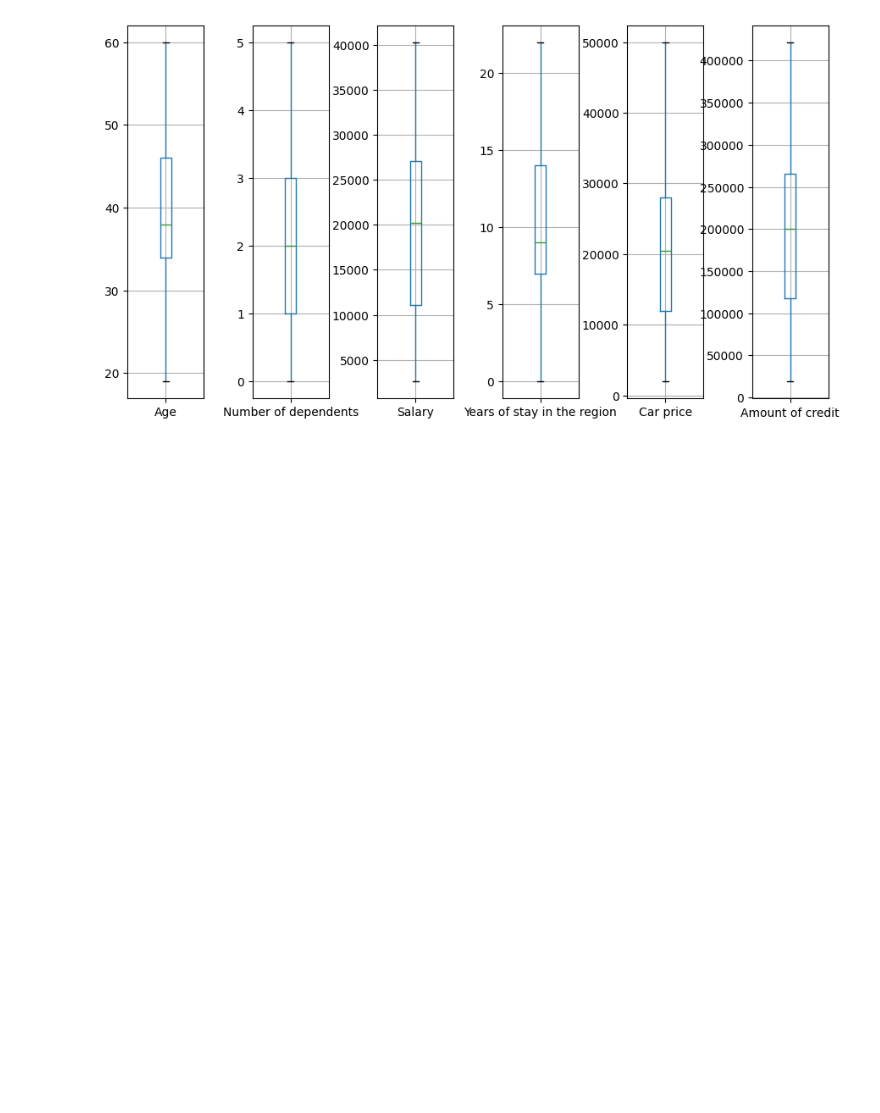
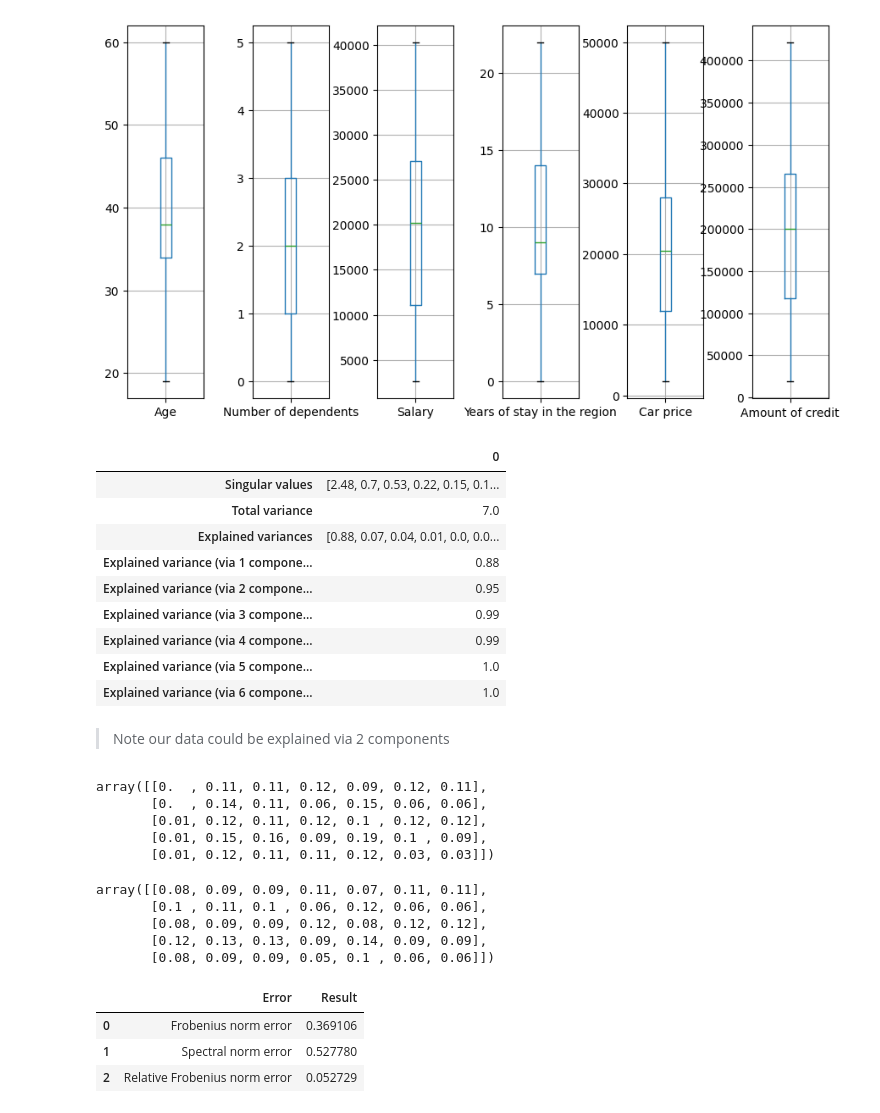
Before and after one commit to Data-Mining-HSE/dimentionality_reduction, a Jupyter notebook: report.ipynb, the cells around one changed output. Saved outputs shown, nothing was run; the diff lists cells and outputs as text; code cells hidden in the pictures; blank space fills up the shorter version.

```diff
--- a/report.ipynb
+++ b/report.ipynb
@@ -32,3 +35,47 @@ get_boxplot(dataset)
 dataset = fill_empty_values(dataset)
 # %%
 dataset = interquartile_range(dataset)
+# %%
+data_z = normalize(dataset)
+check_norm(data_z)
+matrix_z = data_z.to_numpy()
+# %%
+matrix_u, singular_values, matrix_v = svd(matrix_z)
+get_svd_info(singular_values)
+# %% [output]
+|  | 0 |
+| Singular values | [2.48, 0.7, 0.53, 0.22, 0.15, 0.1... |
+| Total variance | 7.0 |
+| Explained variances | [0.88, 0.07, 0.04, 0.01, 0.0, 0.0... |
+| Explained variance (via 1 compone... | 0.88 |
+| Explained variance (via 2 compone... | 0.95 |
+| Explained variance (via 3 compone... | 0.99 |
+| Explained variance (via 4 compone... | 0.99 |
+| Explained variance (via 5 compone... | 1.0 |
+| Explained variance (via 6 compone... | 1.0 |
+# %% [markdown]
+> Note our data could be explained via 2 components
+# %%
+np.around(matrix_z[:5], 2)
+# %% [output]
+array([[0.  , 0.11, 0.11, 0.12, 0.09, 0.12, 0.11],
+       [0.  , 0.14, 0.11, 0.06, 0.15, 0.06, 0.06],
+       [0.01, 0.12, 0.11, 0.12, 0.1 , 0.12, 0.12],
+       [0.01, 0.15, 0.16, 0.09, 0.19, 0.1 , 0.09],
+       [0.01, 0.12, 0.11, 0.11, 0.12, 0.03, 0.03]])
+# %%
+approximated_matrix_z = covert(matrix_u, singular_values, matrix_v, 2)
+np.around(approximated_matrix_z[:5], 2)
+# %% [output]
+array([[0.08, 0.09, 0.09, 0.11, 0.07, 0.11, 0.11],
+       [0.1 , 0.11, 0.1 , 0.06, 0.12, 0.06, 0.06],
+       [0.08, 0.09, 0.09, 0.12, 0.08, 0.12, 0.12],
+       [0.12, 0.13, 0.13, 0.09, 0.14, 0.09, 0.09],
+       [0.08, 0.09, 0.09, 0.05, 0.1 , 0.06, 0.06]])
+# %%
+get_errors(matrix_z, approximated_matrix_z)
+# %% [output]
+|  | Error | Result |
+| 0 | Frobenius norm error | 0.369106 |
+| 1 | Spectral norm error | 0.527780 |
+| 2 | Relative Frobenius norm error | 0.052729 |
```
Also changed, not shown: parts of 1 cell of this notebook, 3 other files.
